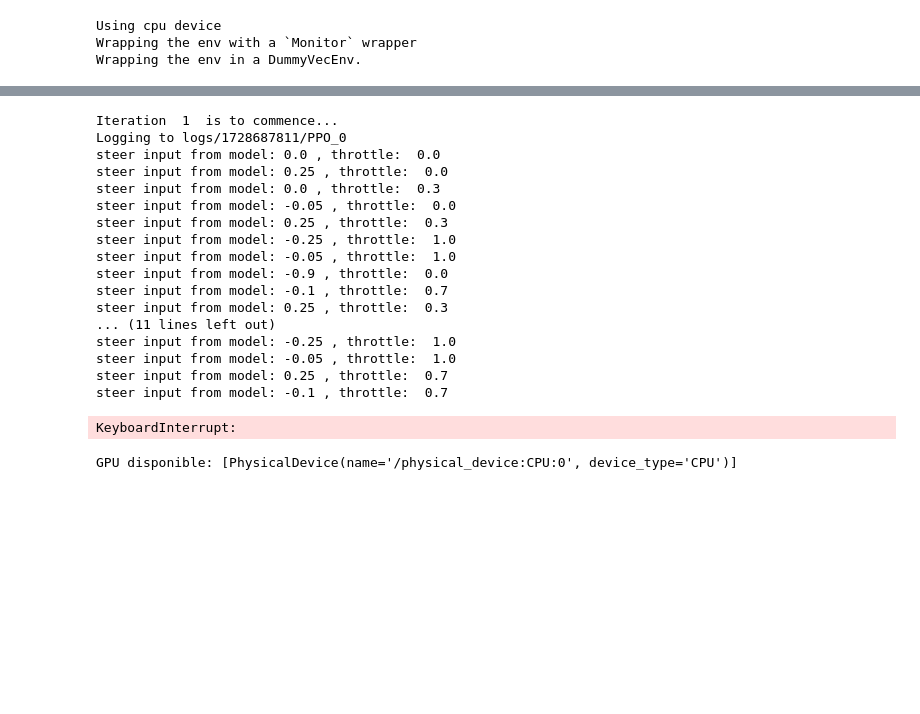
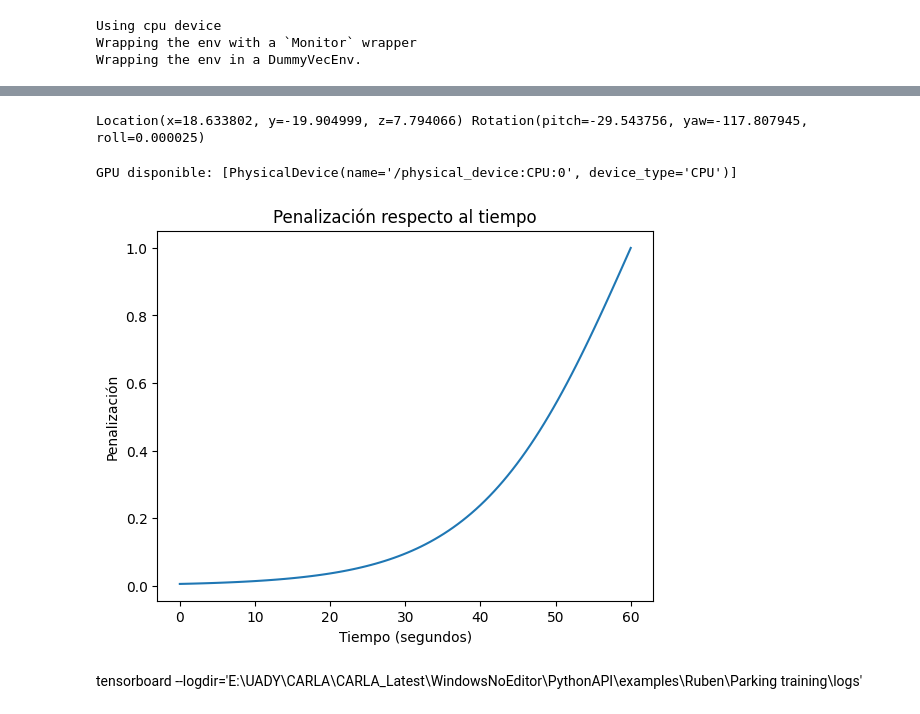
Before and after one commit to rubenmartinezgonzalez94/UADY-carla-tests, a Jupyter notebook: Parking training/parking_training.ipynb, the cells around one changed output, grey strips where cells are left out. Cells and saved outputs as stored; diff of their text form; code cells hidden in the pictures; blank space fills up the shorter version.

```diff
--- a/Parking training/parking_training.ipynb
+++ b/Parking training/parking_training.ipynb
@@ -50,26 +123,13 @@ iters = 0
 # %%
-while iters < 2:  # how many training iterations you want
-    iters += 1
-    print('Iteration ', iters, ' is to commence...')
-    model.learn(total_timesteps=TIMESTEPS, reset_num_timesteps=False, tb_log_name=f"PPO")
-    print('Iteration ', iters, ' has been trained')
-    model.save(f"{models_dir}/{TIMESTEPS * iters}")
+# # Evaluar el modelo después de cada iteración
+# for _ in range(num_episodes):
+#     obs = env.reset()
+#     done = False
+#     episode_reward = 0
+#     while not done:
+#         action, _states = model.predict(obs)
+#         obs, reward, done, info = env.step(action)
+#         episode_reward += reward
+#     rewards_per_episode.append(episode_reward)
+#
+#
-# %% [output]
-Iteration  1  is to commence...
-Logging to logs/1728687811/PPO_0
-steer input from model: 0.0 , throttle:  0.0
-steer input from model: 0.25 , throttle:  0.0
-steer input from model: 0.0 , throttle:  0.3
-steer input from model: -0.05 , throttle:  0.0
-steer input from model: 0.25 , throttle:  0.3
-steer input from model: -0.25 , throttle:  1.0
-steer input from model: -0.05 , throttle:  1.0
-steer input from model: -0.9 , throttle:  0.0
-steer input from model: -0.1 , throttle:  0.7
-steer input from model: 0.25 , throttle:  0.3
-... (11 lines left out)
-steer input from model: -0.25 , throttle:  1.0
-steer input from model: -0.05 , throttle:  1.0
-steer input from model: 0.25 , throttle:  0.7
-steer input from model: -0.1 , throttle:  0.7
-KeyboardInterrupt:
@@ -76,2 +144,12 @@ KeyboardInterrupt:
+# %%
+spectator = env.world.get_spectator()
+
+transform = spectator.get_transform()
+location = transform.location
+rotation = transform.rotation
+
+print(location, rotation)
+# %% [output]
+Location(x=18.633802, y=-19.904999, z=7.794066) Rotation(pitch=-29.543756, yaw=-117.807945, roll=0.000025)
 # %%
 import tensorflow as tf
@@ -78,3 +157,29 @@ import tensorflow as tf
 print("GPU disponible:", tf.config.list_physical_devices())
 # %% [output]
 GPU disponible: [PhysicalDevice(name='/physical_device:CPU:0', device_type='CPU')]
+# %%
+# v es el valor que se quiere penalizar
+# k controla la inclinación de la curva (qué tan rápido crece la penalización)
+# m controla la penalización maxima
+# p controla la magnitud de la penalización
+
+mm=60
+
+def punish_logistic(v, k=0.1, m=mm, p=1):
+    logistic = 2 / (1 + np.exp(-k * (v - m)))
+    return logistic * p
+
+# Generar valores de tiempo entre 0 y 60
+tiempos = np.linspace(0, mm, 100)
+penalizaciones = punish_logistic(tiempos)
+
+# Graficar
+plt.plot(tiempos, penalizaciones)
+plt.title("Penalización respecto al tiempo")
+plt.xlabel("Tiempo (segundos)")
+plt.ylabel("Penalización")
+plt.show()
+# %% [output]
+[figure, added]
+# %% [markdown]
+tensorboard --logdir='E:\UADY\CARLA\CARLA_Latest\WindowsNoEditor\PythonAPI\examples\Ruben\Parking training\logs'
```
Also changed, not shown: parts of 11 cells of this notebook, 1 other file.
